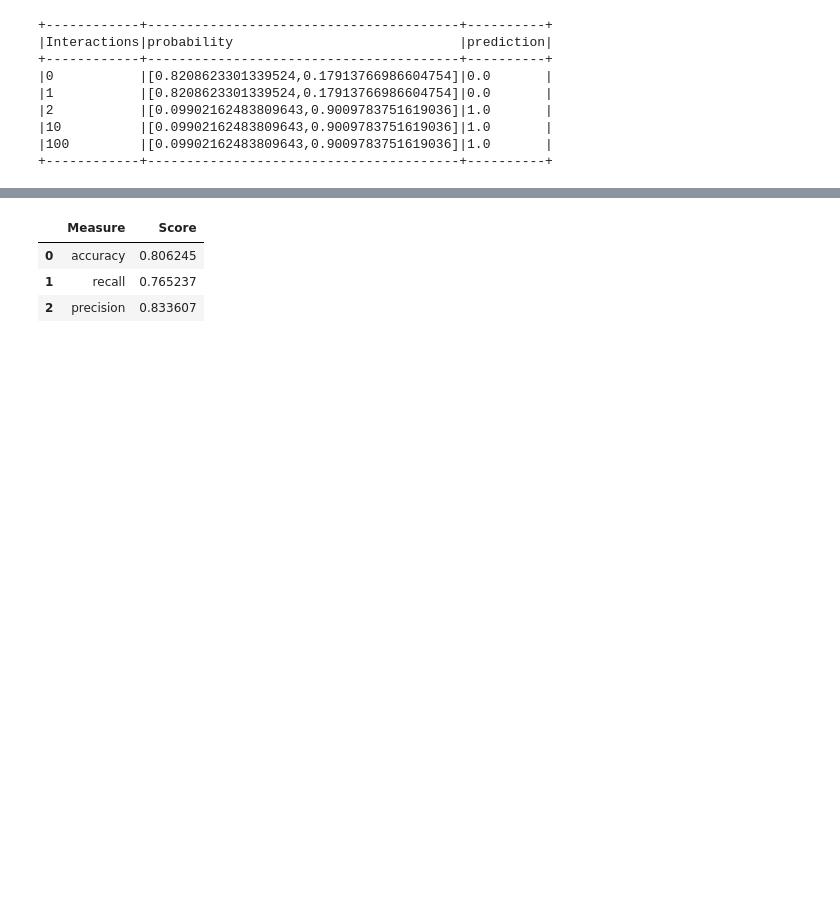
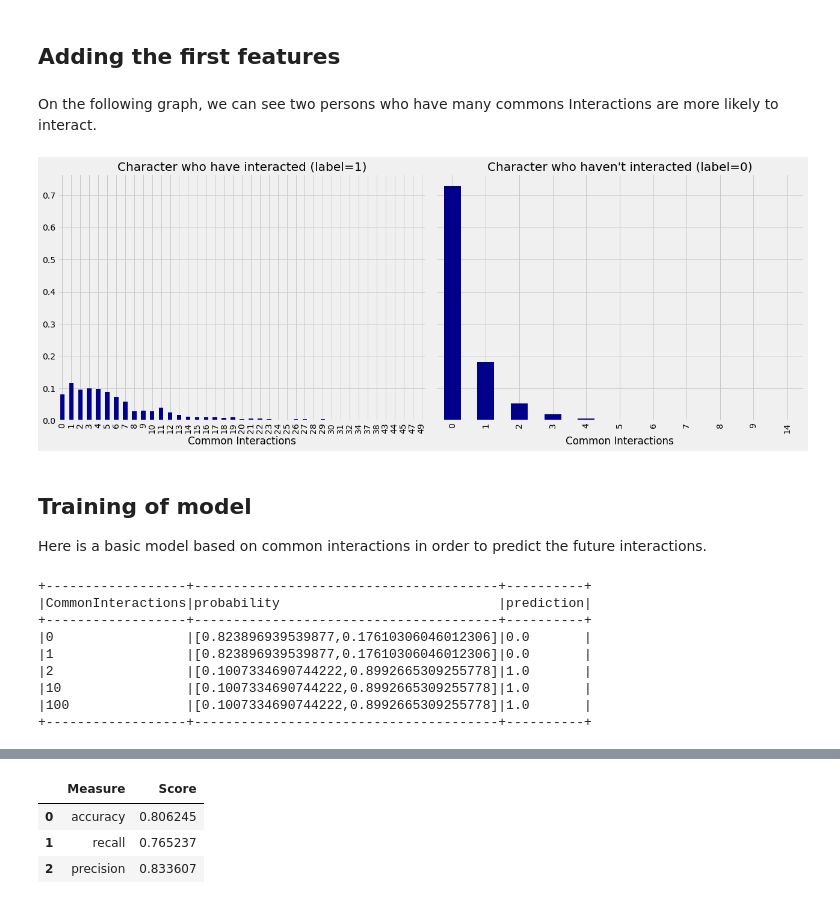
Before and after one commit to piromagnus/network_got, a Jupyter notebook: Lpred.ipynb, the cells around one changed output, grey strips where cells are left out. Saved outputs shown, nothing was run; the diff lists cells and outputs as text; code cells hidden in the pictures; blank space fills up the shorter version.

```diff
--- a/Lpred.ipynb
+++ b/Lpred.ipynb
@@ -0,0 +14,2 @@
+# %%
+cred=("neo4j","123")
@@ -20,5 +106,5 @@ findspark.init()
 # %%
-graph = Graph("bolt://localhost", auth=("neo4j", "123"))
+graph = Graph("bolt://localhost", auth=cred)
 def down_sample(df):
     copy = df.copy()
     zero = Counter(copy.label.values)[0]
@@ -81,6 +171,8 @@ def create_pipeline(fields):
     rf = RandomForestClassifier(labelCol="label", featuresCol="features",
                                 numTrees=30, maxDepth=10)
     return Pipeline(stages=[assembler, rf])
+# %% [markdown]
+## Adding the first features
 # %%
 
 def apply_graphy_training_features(data):
@@ -91,7 +183,7 @@ def apply_graphy_training_features(data):
     RETURN pair.node1 AS node1,
     pair.node2 AS node2,
     size([(p1)-[:Interacts_early]-(a)-
-    [:Interacts_early]-(p2) | a]) AS Interactions,
+    [:Interacts_early]-(p2) | a]) AS CommonInteractions,
     size((p1)-[:Interacts_early]-()) * size((p2)-
     [:Interacts_early]-()) AS prefAttachment,
     size(apoc.coll.toSet(
@@ -104,3 +196,27 @@ def apply_graphy_training_features(data):
     features = spark.createDataFrame(graph.run(query,
                                                {"pairs": pairs}).to_data_frame())
     return data.join(features, ["node1", "node2"])
+
+def apply_graphy_test_features(data):
+    query = """
+    UNWIND $pairs AS pair
+    MATCH (p1) WHERE id(p1) = pair.node1
+    MATCH (p2) WHERE id(p2) = pair.node2
+    RETURN pair.node1 AS node1,
+    pair.node2 AS node2,
+    size([(p1)-[:Interacts]-(a)-[:Interacts]-(p2) | a]) AS CommonInteractions,
+    size((p1)-[:Interacts]-()) * size((p2)-[:Interacts]-())
+    AS prefAttachment,
+    size(apoc.coll.toSet(
+    [(p1)-[:Interacts]-(a) | id(a)] + [(p2)-[:Interacts]-(a) | id(a)]
+    )) AS totalNeighbors
+    """
+    pairs = [{"node1": row["node1"], "node2": row["node2"]}
+    for row in data.collect()]
+    features = spark.createDataFrame(graph.run(query,
+                                               {"pairs": pairs}).to_data_frame())
+    return data.join(features, ["node1", "node2"])
+
+
+training_data = apply_graphy_training_features(training_data)
+test_data = apply_graphy_test_features(test_data)
@@ -131,42 +223,50 @@ test_data = apply_graphy_test_features(test_data)
+# %% [markdown]
+On the following graph, we can see two persons who have many commons Interactions are more likely to interact.
 # %%
 plt.style.use('fivethirtyeight')
 fig, axs = plt.subplots(1, 2, figsize=(18, 7), sharey=True)
 charts = [(1, "have interacted"), (0, "haven't interacted")]
 for index, chart in enumerate(charts):
     label, title = chart
     filtered = training_data.filter(training_data["label"] == label)
-    interactions = filtered.toPandas()["Interactions"]
+    interactions = filtered.toPandas()["CommonInteractions"]
     histogram =interactions.value_counts().sort_index()
     histogram /= float(histogram.sum())
-    histogram.plot(kind="bar", x='Interactions', color="darkblue",
+    histogram.plot(kind="bar", x='Common Interactions', color="darkblue",
     ax=axs[index], title=f"Character who {title} (label={label})")
-    axs[index].xaxis.set_label_text("Interactions")
+    axs[index].xaxis.set_label_text("Common Interactions")
 
 plt.tight_layout()
 plt.show()
+# %% [output]
+[figure, added]
+# %% [markdown]
+## Training of model
+
+Here is a basic model based on common interactions in order to predict the future interactions.
 # %%
 def train_model(fields, training_data):
     pipeline = create_pipeline(fields)
     model = pipeline.fit(training_data)
     return model
 
-basic_model = train_model(["Interactions"], training_data)
+basic_model = train_model(["CommonInteractions"], training_data)
 
 eval_df = spark.createDataFrame(
         [(0,), (1,), (2,), (10,), (100,)],
-        ['Interactions'])
+        ['CommonInteractions'])
 
 
 (basic_model.transform(eval_df)
-    .select("Interactions", "probability", "prediction")
+    .select("CommonInteractions", "probability", "prediction")
     .show(truncate=False))
 # %% [output]
-+------------+----------------------------------------+----------+
-|Interactions|probability                             |prediction|
-+------------+----------------------------------------+----------+
-|0           |[0.8208623301339524,0.17913766986604754]|0.0       |
-|1           |[0.8208623301339524,0.17913766986604754]|0.0       |
-|2           |[0.09902162483809643,0.9009783751619036]|1.0       |
-|10          |[0.09902162483809643,0.9009783751619036]|1.0       |
-|100         |[0.09902162483809643,0.9009783751619036]|1.0       |
-+------------+----------------------------------------+----------+
++------------------+---------------------------------------+----------+
+|CommonInteractions|probability                            |prediction|
++------------------+---------------------------------------+----------+
+|0                 |[0.823896939539877,0.17610306046012306]|0.0       |
+|1                 |[0.823896939539877,0.17610306046012306]|0.0       |
+|2                 |[0.1007334690744222,0.8992665309255778]|1.0       |
+|10                |[0.1007334690744222,0.8992665309255778]|1.0       |
+|100               |[0.1007334690744222,0.8992665309255778]|1.0       |
++------------------+---------------------------------------+----------+
```
Also changed, not shown: parts of 39 cells of this notebook, 6 other files.
